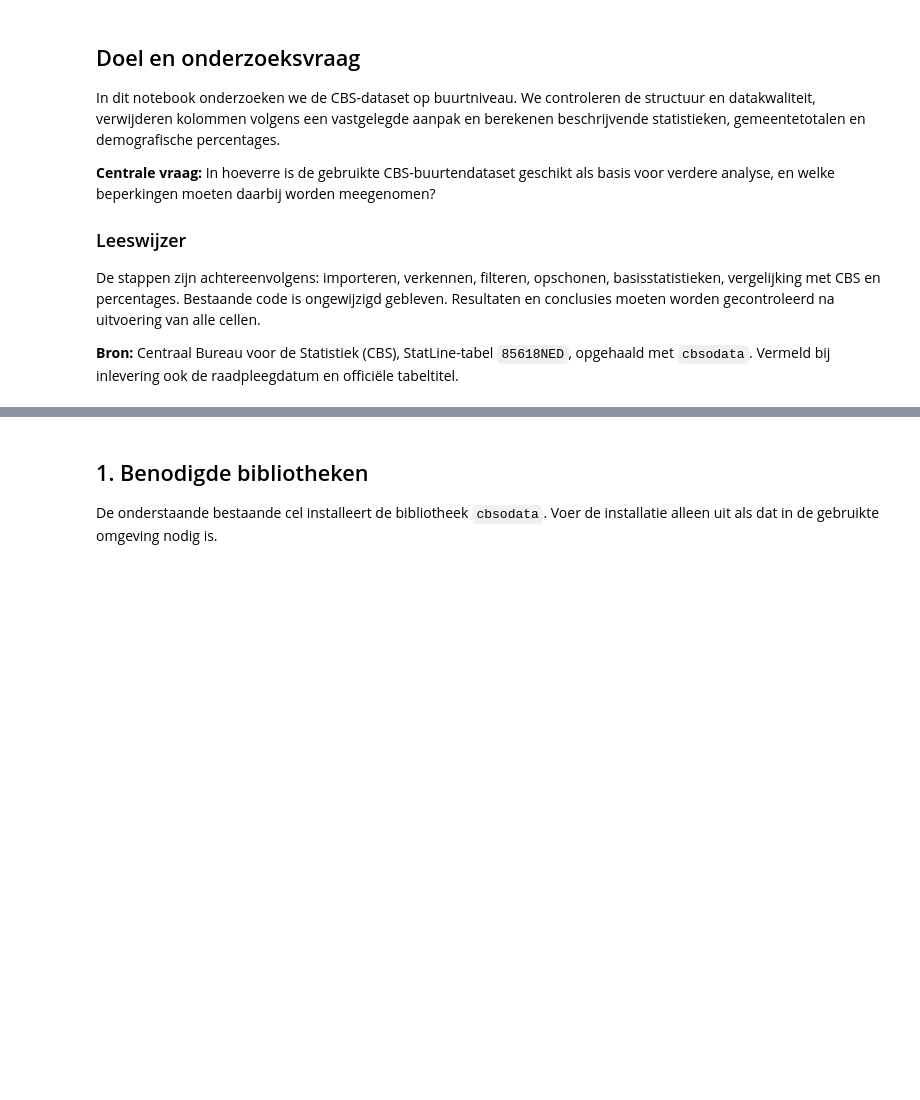
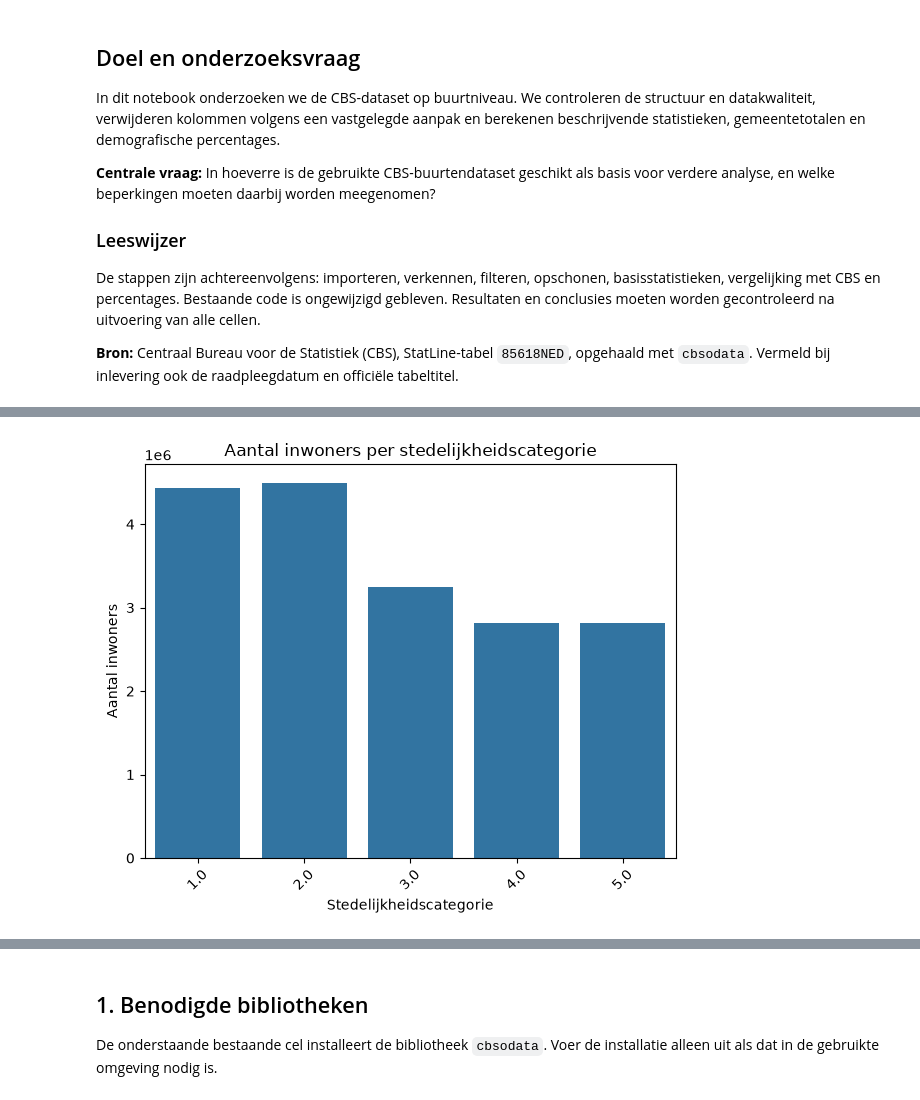
Before and after one commit to Ismael-John/DataLab-Semester-1, a Jupyter notebook: gezamelijke notebook.ipynb, the cells around one changed output, grey strips where cells are left out. Cells and saved outputs as stored; diff of their text form; code cells hidden in the pictures; blank space fills up the shorter version.

```diff
--- a/gezamelijke notebook.ipynb
+++ b/gezamelijke notebook.ipynb
@@ -30,0 +795,14 @@ De stappen zijn achtereenvolgens: importeren, verkennen, filteren, opschonen, ba
+# %%
+inwoners_per_stedelijkheid = (
+    buurten_schoon
+    .groupby("MateVanStedelijkheid_125")["AantalInwoners_5"]
+    .sum()
+    .reset_index()
+)
+
+inwoners_per_stedelijkheid.columns = [
+    "Stedelijkheidscategorie",
+    "Aantal inwoners"
+]
+
+display(inwoners_per_stedelijkheid)
@@ -30,0 +816,17 @@ De stappen zijn achtereenvolgens: importeren, verkennen, filteren, opschonen, ba
+# %%
+plt.figure(figsize=(6, 5))
+
+sns.barplot(
+    data=inwoners_per_stedelijkheid,
+    x="Stedelijkheidscategorie",
+    y="Aantal inwoners"
+)
+
+plt.title("Aantal inwoners per stedelijkheidscategorie")
+plt.xlabel("Stedelijkheidscategorie")
+plt.ylabel("Aantal inwoners")
+plt.xticks(rotation=45)
+plt.tight_layout()
+plt.show()
+# %% [output]
+[figure, added]
```
Also changed, not shown: parts of 63 cells of this notebook.
